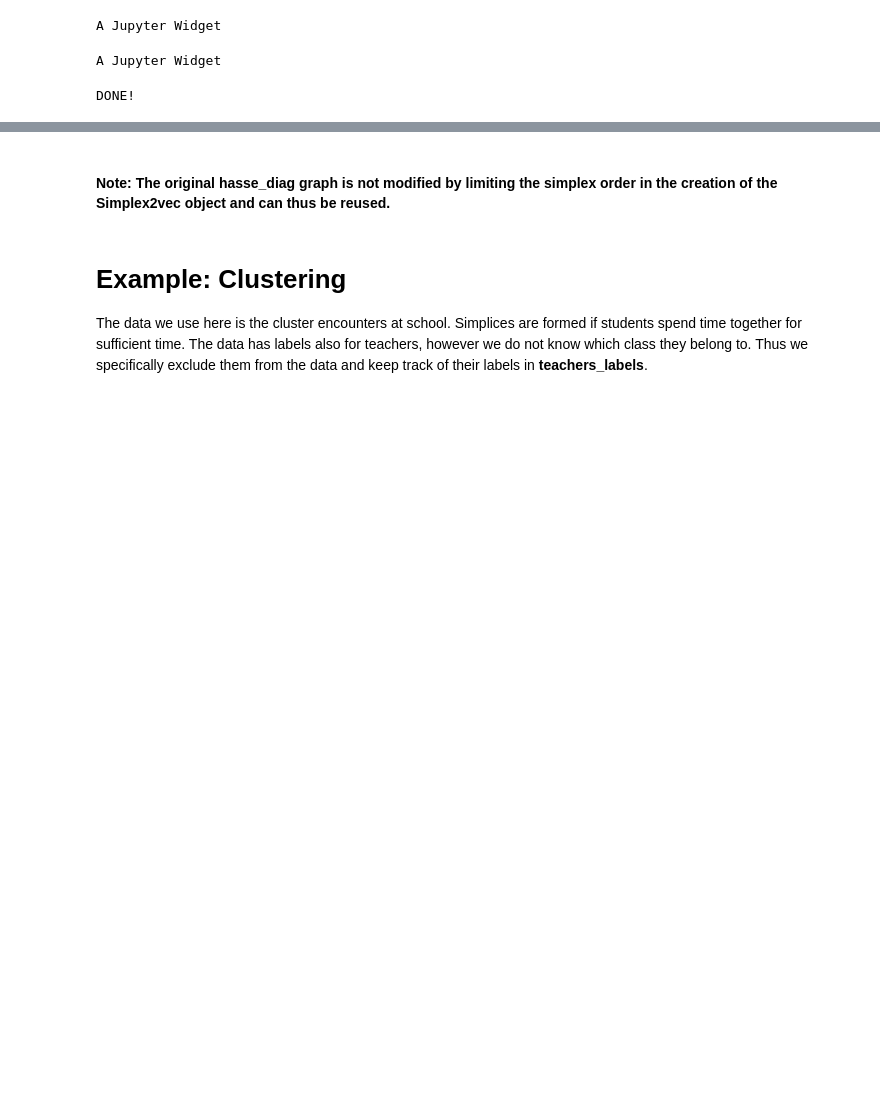
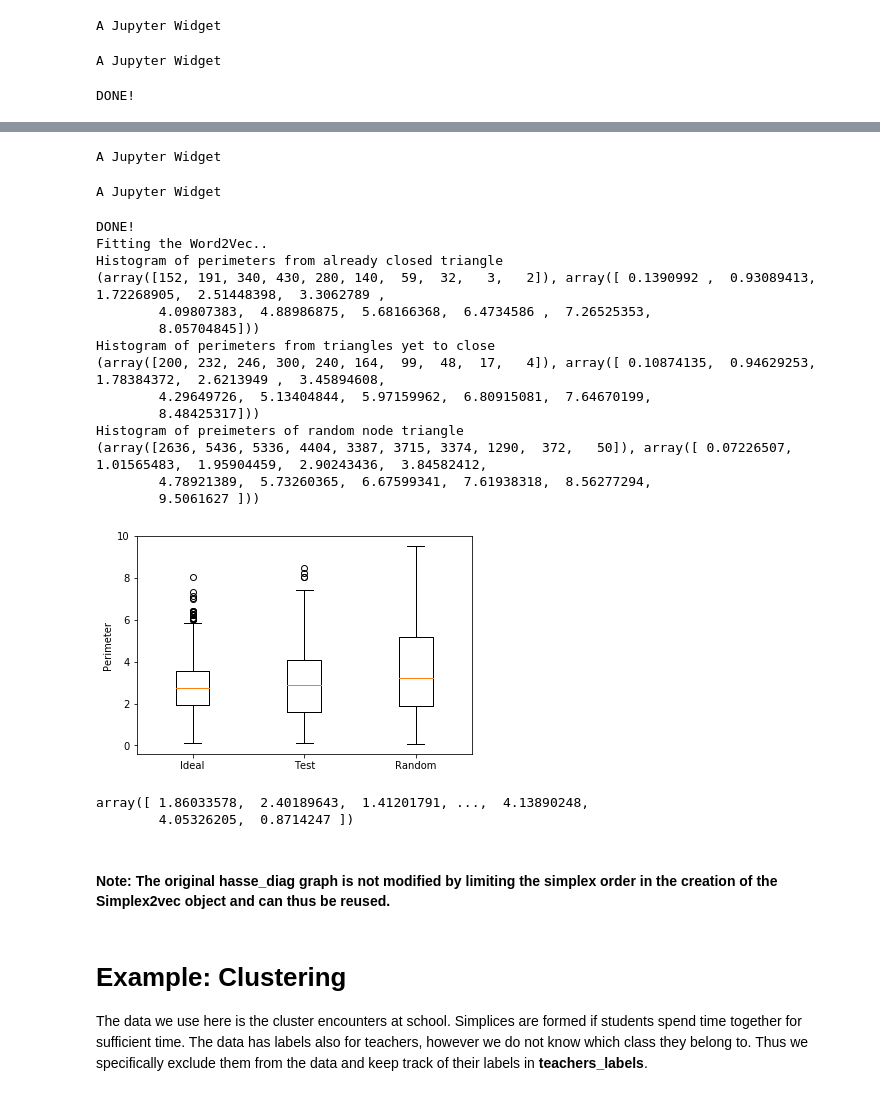
Before and after one commit to lordgrilo/Simplex2Vec, a Jupyter notebook: S2V_USAGE.ipynb, the cells around one changed output, grey strips where cells are left out. Cells and saved outputs as stored; diff of their text form; code cells hidden in the pictures; blank space fills up the shorter version.

```diff
--- a/S2V_USAGE.ipynb
+++ b/S2V_USAGE.ipynb
@@ -134,3 +169,31 @@ DONE!
+# %%
+s2v = Simplex2Vec.from_hasse_diagram(g_hasse_head, n_walks=1, walk_length=10, hasse_max_order=2)
+
+model = s2v.fit()
+check_prediction(s2v,testSet)
+# %% [output]
+A Jupyter Widget
+A Jupyter Widget
+DONE!
+Fitting the Word2Vec..
+Histogram of perimeters from already closed triangle
+(array([152, 191, 340, 430, 280, 140,  59,  32,   3,   2]), array([ 0.1390992 ,  0.93089413,  1.72268905,  2.51448398,  3.3062789 ,
+        4.09807383,  4.88986875,  5.68166368,  6.4734586 ,  7.26525353,
+        8.05704845]))
+Histogram of perimeters from triangles yet to close
+(array([200, 232, 246, 300, 240, 164,  99,  48,  17,   4]), array([ 0.10874135,  0.94629253,  1.78384372,  2.6213949 ,  3.45894608,
+        4.29649726,  5.13404844,  5.97159962,  6.80915081,  7.64670199,
+        8.48425317]))
+Histogram of preimeters of random node triangle
+(array([2636, 5436, 5336, 4404, 3387, 3715, 3374, 1290,  372,   50]), array([ 0.07226507,  1.01565483,  1.95904459,  2.90243436,  3.84582412,
+        4.78921389,  5.73260365,  6.67599341,  7.61938318,  8.56277294,
+        9.5061627 ]))
+[figure, added]
+# %%
+np.concatenate(dist_test)
+# %% [output]
+array([ 1.86033578,  2.40189643,  1.41201791, ...,  4.13890248,
+        4.05326205,  0.8714247 ])
 # %% [markdown]
 #### Note: The original hasse_diag graph is not modified by limiting the simplex order in the creation of the Simplex2vec object and can thus be reused.
 # %% [markdown]
```
Also changed, not shown: parts of 17 cells of this notebook.
